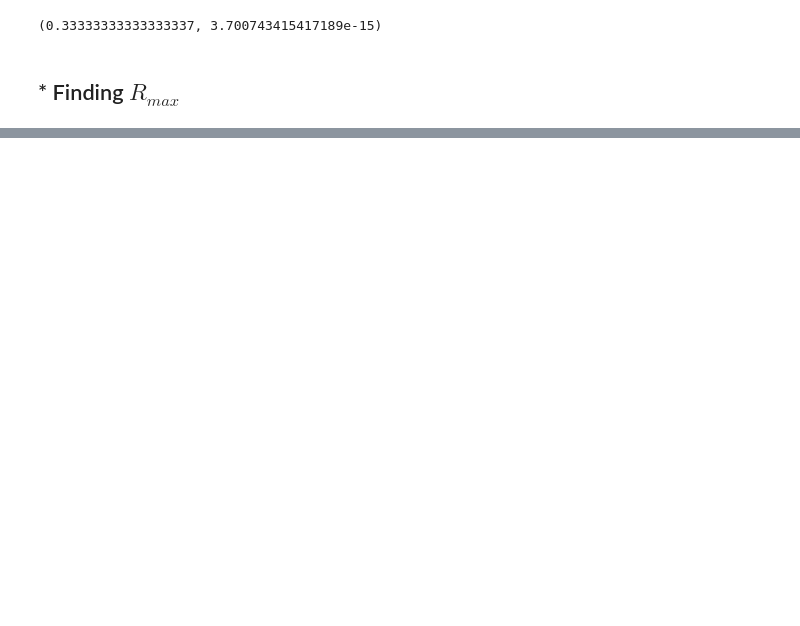
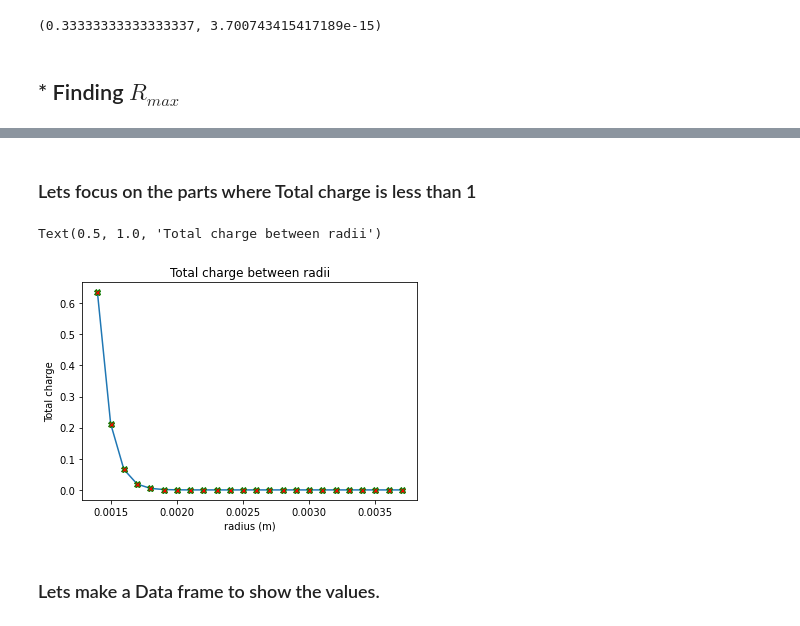
Before and after one commit to AriAtari/ChargeSeparation, a Jupyter notebook: Changing_radii.ipynb, the cells around one changed output, grey strips where cells are left out. Saved outputs shown, nothing was run; the diff lists cells and outputs as text; code cells hidden in the pictures; blank space fills up the shorter version.

```diff
--- a/Changing_radii.ipynb
+++ b/Changing_radii.ipynb
@@ -38,0 +58,13 @@ while found == False:
+# %% [markdown]
+### Lets focus on the parts where Total charge is less than 1
+# %%
+
+plt.plot(r[np.where(q<1)],q[np.where(q<1)],marker= "X",markerfacecolor='red',markeredgecolor = 'green')
+plt.xlabel("radius (m)")
+plt.ylabel("Total charge")
+plt.title("Total charge between radii")
+# %% [output]
+Text(0.5, 1.0, 'Total charge between radii')
+[figure, added]
+# %% [markdown]
+### Lets make a Data frame to show the values.
```
Also changed, not shown: parts of 10 cells of this notebook.
